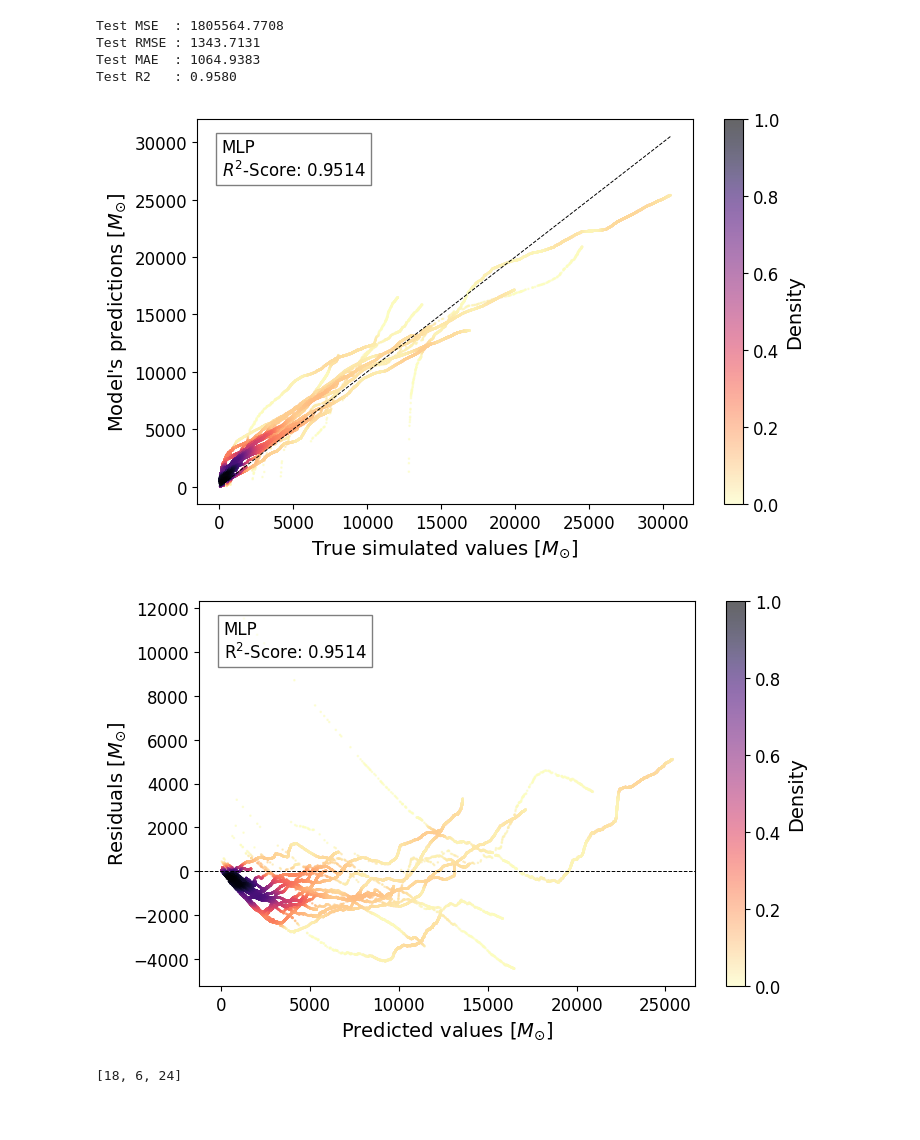
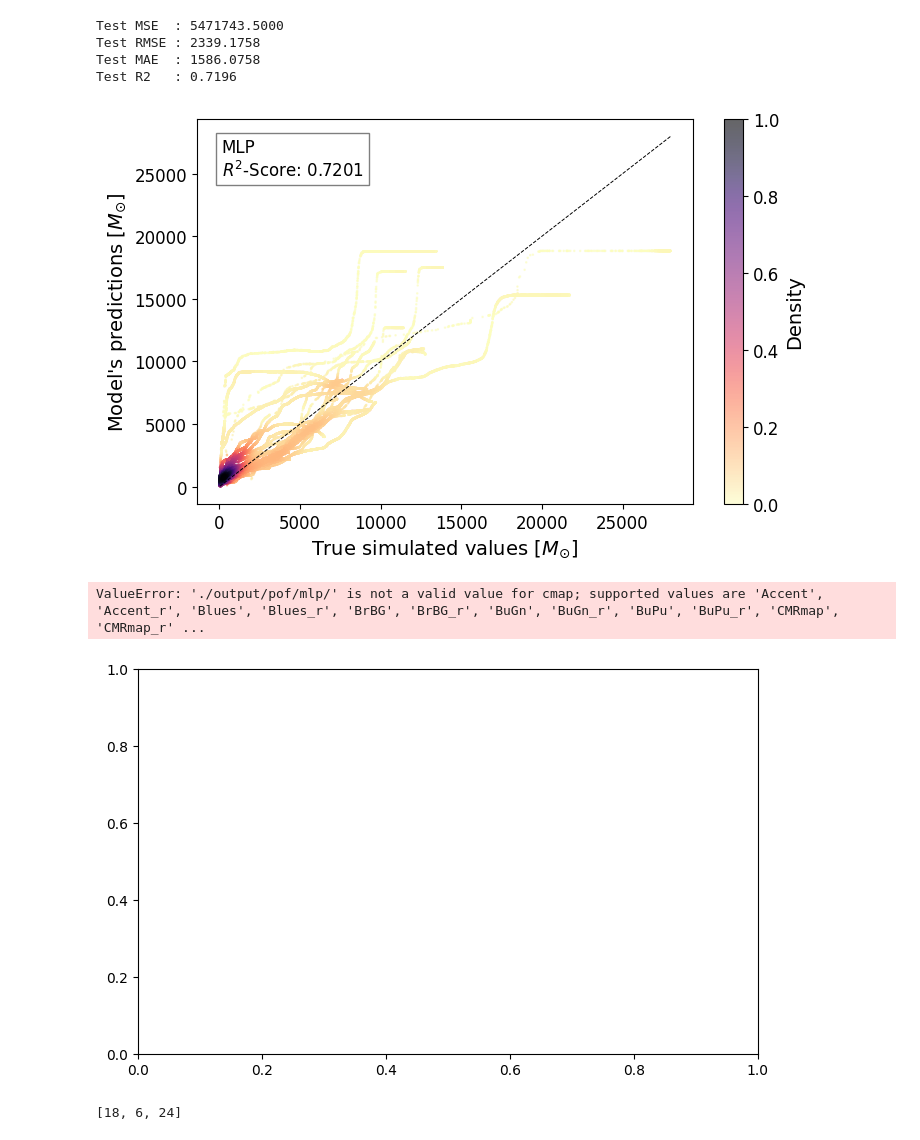
Before and after one commit to Milo-Jsb/LEMONsc, a Jupyter notebook: notebooks/SmallMOCCA-DLTab.ipynb, the cells around one changed output. Saved outputs shown, nothing was run; the diff lists cells and outputs as text; code cells hidden in the pictures; blank space fills up the shorter version.

```diff
--- a/notebooks/SmallMOCCA-DLTab.ipynb
+++ b/notebooks/SmallMOCCA-DLTab.ipynb
@@ -293,9 +419,11 @@ plot_training_history(history, patience=5, logy=True, loss_name="Huber")
 # %%
 # --- Convertir a tensor ---
-y_pred = model.predict(X=X_test)
+y_pred = model.predict(X=data_manager.test_loader)
+# %%
+targets_np = torch.tensor([label for _, label in data_manager.test_dataset]).numpy()
 # %%
-y_rescaled_test = y_test * (test_df["M_tot"])
-y_rescaled_pred = np.clip(y_pred.flatten() * (test_df["M_tot"]), 0, None)
+y_rescaled_test = (10**(targets_np)-1e-6)*denorm_factor
+y_rescaled_pred = np.clip((10**(y_pred)-1e-6)*denorm_factor, 0, None)
 
 # Evaluation
 mse  = mean_squared_error(y_rescaled_test, y_rescaled_pred)
@@ -308,40 +436,39 @@ print(f"Test RMSE : {rmse:.4f}")
 print(f"Test MAE  : {mae:.4f}")
 print(f"Test R2   : {r2:.4f}")
 # %% [output]
-Test MSE  : 1805564.7708
-Test RMSE : 1343.7131
-Test MAE  : 1064.9383
-Test R2   : 0.9580
+Test MSE  : 5471743.5000
+Test RMSE : 2339.1758
+Test MAE  : 1586.0758
+Test R2   : 0.7196
-# %%
-save_path = './output/paperv1/mlp/mid_size_arch/'
 # %%
 # Generate correlation plot
 
 # Sampling 30% of the data
-n_samples = int(len(y_test) * 0.3)
-indexes   = np.random.choice(len(y_test.flatten()), size=n_samples, replace=False)
+n_samples = int(len(targets_np) * 0.3)
+indexes   = np.random.choice(len(targets_np.flatten()), size=n_samples, replace=False)
 
-correlation_plot(predictions = y_rescaled_pred.to_numpy()[indexes],
-                 true_values = y_rescaled_test.to_numpy()[indexes],
-                 path_save   = save_path,
+correlation_plot(predictions = y_rescaled_pred[indexes],
+                 true_values = y_rescaled_test[indexes],
+                 path_save   = './output/pof/mlp/',
                  name_file   = f"model_mean_preds_corr",
                  model_name  = f"MLP",
                  cmap        = "magma_r",
                  scale       = None,
                  show        = True)
 
 # Generate residual plot
-residual_plot(predictions = y_rescaled_pred.to_numpy()[indexes],
-              true_values = y_rescaled_test.to_numpy()[indexes],
+residual_plot(predictions = y_rescaled_pred[indexes],
+              true_values = y_rescaled_test[indexes],
               path_save   = save_path,
               name_file   = f"model_mean_preds_res",
               model_name  = f"MLP",
-              cmap        = "magma_r",
+              cmap        = './output/pof/mlp/',
               scale       = None,
               show        = True)
 # %% [output]
-[figure, old version]
+[figure, new version]
+ValueError: './output/pof/mlp/' is not a valid value for cmap; supported values are 'Accent', 'Accent_r', 'Blues', 'Blues_r', 'BrBG', 'BrBG_r', 'BuGn', 'BuGn_r', 'BuPu', 'BuPu_r', 'CMRmap', 'CMRmap_r' ...
-[figure, old version]
+[figure, new version]
 # %%
 import random
 dfs_by_sim = [group.sort_values("t").reset_index(drop=True)
```
Also changed, not shown: parts of 20 cells of this notebook, 34 other files.
